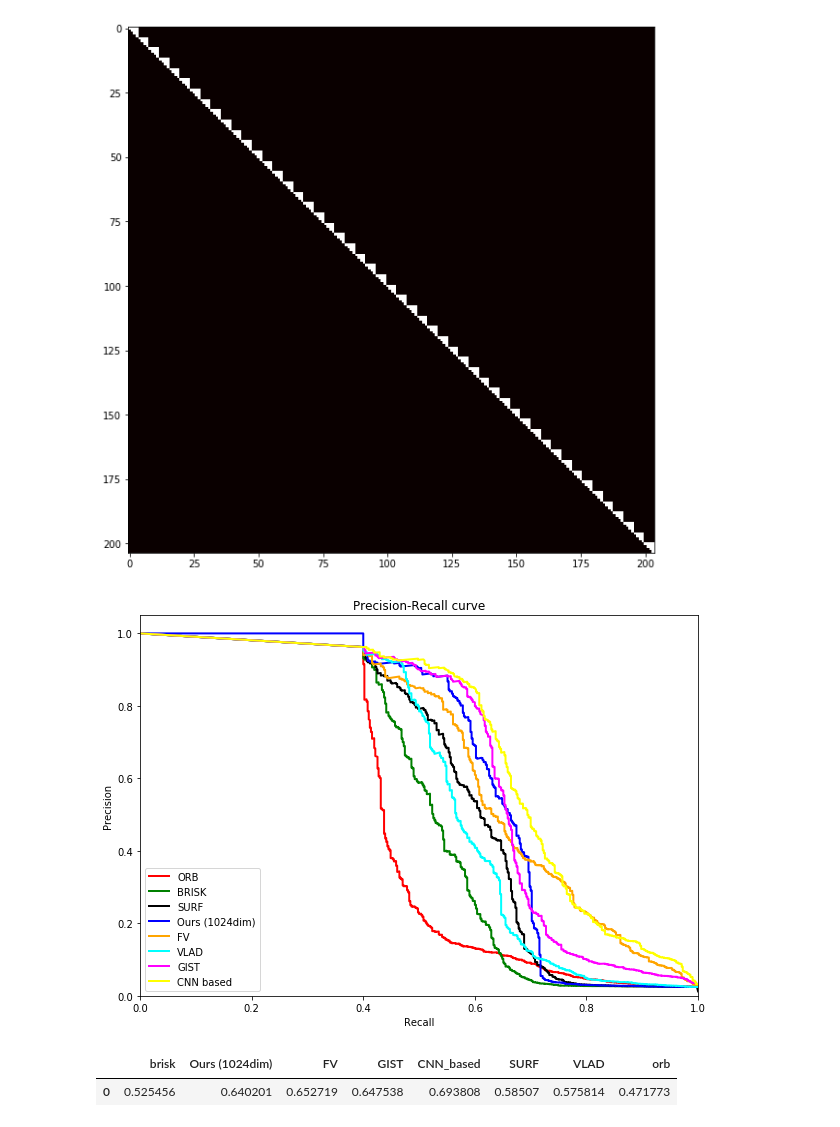
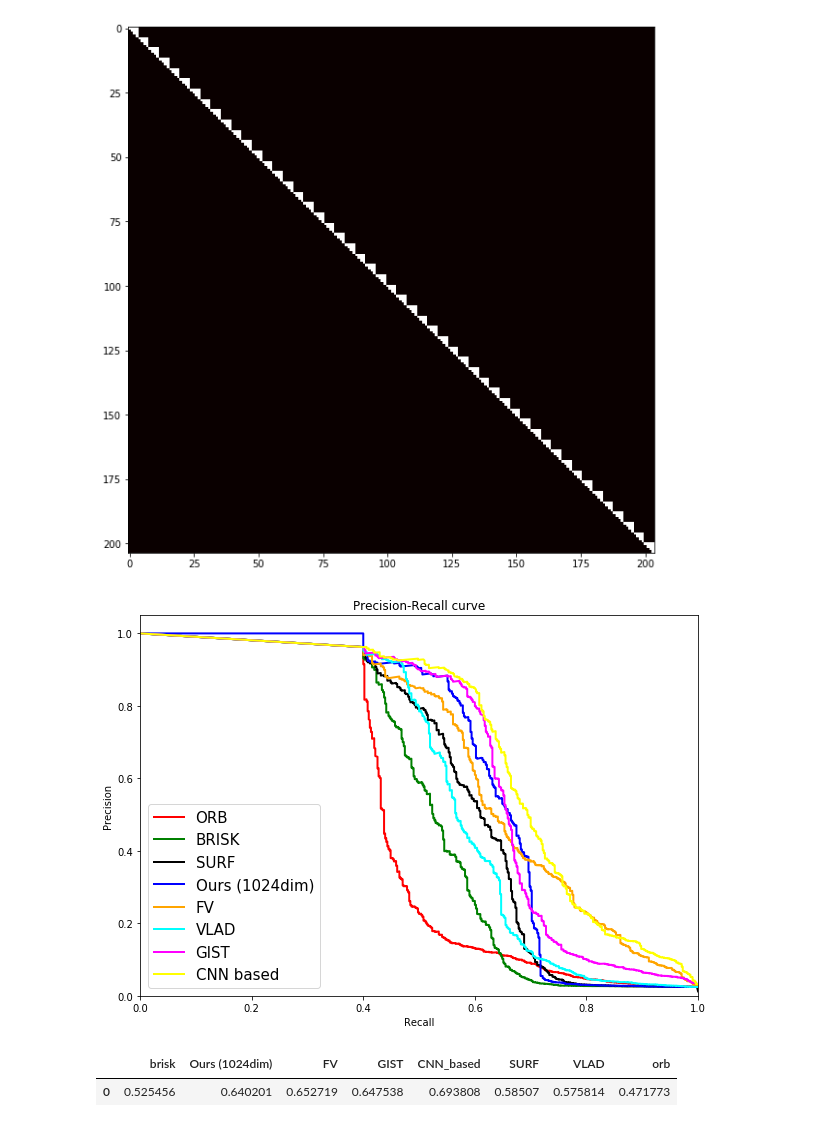
Before and after one commit to JustWon/LC_Result_Analysis, a Jupyter notebook: 20171007 Experiment for KA-North.ipynb, the cells around one changed output. Drawn from its saved outputs; the diff is of its cells as text; code cells hidden in the pictures.

```diff
--- a/20171007 Experiment for KA-North.ipynb
+++ b/20171007 Experiment for KA-North.ipynb
@@ -137,35 +137,35 @@ mat_contents = sio.loadmat('vlfeat_results/20171006/vlad_KA(North)_corr_matrix.m
 corr_matrix = mat_contents['corr_matrix']
 vlad_result = PrecisionRecallCurve(GT_corr_mat, corr_matrix)
 plt.plot(vlad_result[1], vlad_result[0], lw=2, color='cyan', label='VLAD')
 ap_results['VLAD'] = vlad_result[2]
 
 mat_contents = sio.loadmat('gistdesc_results/gistdesc_KA(North).mat')
 corr_matrix = mat_contents['est_corr_mat']
 gist_result = PrecisionRecallCurve(GT_corr_mat, corr_matrix)
 plt.plot(gist_result[1], gist_result[0], lw=2, color='magenta', label='GIST')
 ap_results['GIST'] = gist_result[2]
 
 corr_matrix = np.loadtxt('cnnbased_results/cnnbased_KA(North).txt')
 cnnbased_result = PrecisionRecallCurve(GT_corr_mat, corr_matrix)
 plt.plot(cnnbased_result[1], cnnbased_result[0], lw=2, color='yellow', label='CNN based')
 ap_results['CNN_based'] = cnnbased_result[2]
 
 
 # mat_contents = sio.loadmat('vlfeat_results/20171006/bovw_NC_corr_matrix.mat')
 # corr_matrix = mat_contents['corr_matrix']
 # vlad_result = PrecisionRecallCurve(GT_corr_mat, corr_matrix)
 # plt.plot(vlad_result[1], vlad_result[0], lw=2, color='magenta', label='SIFT (vlfeat)'+ " "+  str(vlad_result[2]))
 
 
 plt.xlabel('Recall')
 plt.ylabel('Precision')
 plt.ylim([0.0, 1.05])
 plt.xlim([0.0, 1.0])
 plt.title('Precision-Recall curve')
-plt.legend(loc="lower left")
+plt.legend(loc="lower left", prop={'size':15})
 plt.show()
 # %% [output]
-[figure, old version]
+[figure, new version]
 # %%
 DataFrame([ap_results], columns=ap_results.keys())
 # %% [output]
```
Also changed, not shown: 3 other files.
